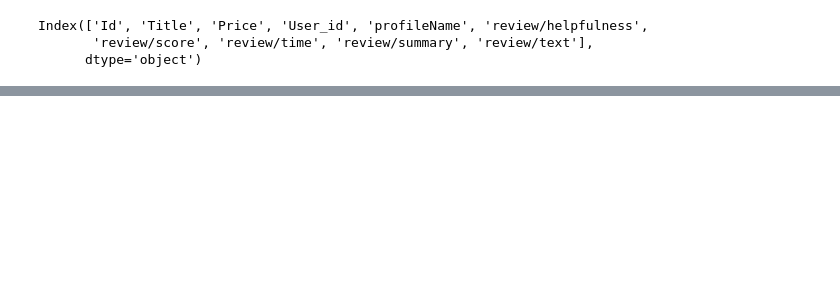
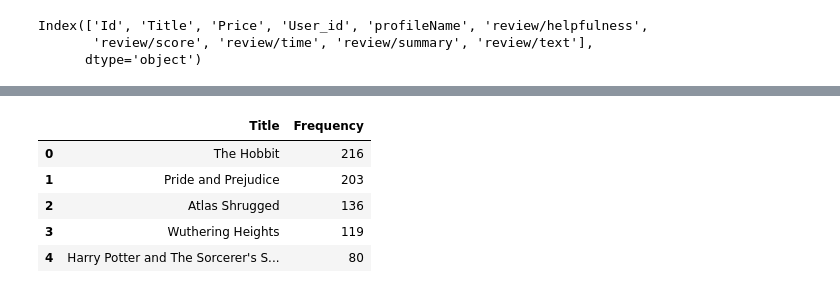
Before and after one commit to jlvaldes/bigdata, a Jupyter notebook: Daniel_script_tests.ipynb, the cells around one changed output, grey strips where cells are left out. Cells and saved outputs as stored; diff of their text form; code cells hidden in the pictures; blank space fills up the shorter version.

```diff
--- a/Daniel_script_tests.ipynb
+++ b/Daniel_script_tests.ipynb
@@ -80,0 +96,12 @@ df_clean_rating.to_csv(CSV_BOOK_DATA_CLEANED_PATH)
+# %%
+reviews_book = filtered_reviews['Title'].value_counts().reset_index()
+reviews_book.columns = ['Title', 'Frequency']
+reviews_book.sort_values(by='Frequency', ascending=False)
+reviews_book.head()
+# %% [output]
+|  | Title | Frequency |
+| 0 | The Hobbit | 216 |
+| 1 | Pride and Prejudice | 203 |
+| 2 | Atlas Shrugged | 136 |
+| 3 | Wuthering Heights | 119 |
+| 4 | Harry Potter and The Sorcerer's S... | 80 |
```
Also changed, not shown: parts of 5 cells of this notebook, 2 other files.
